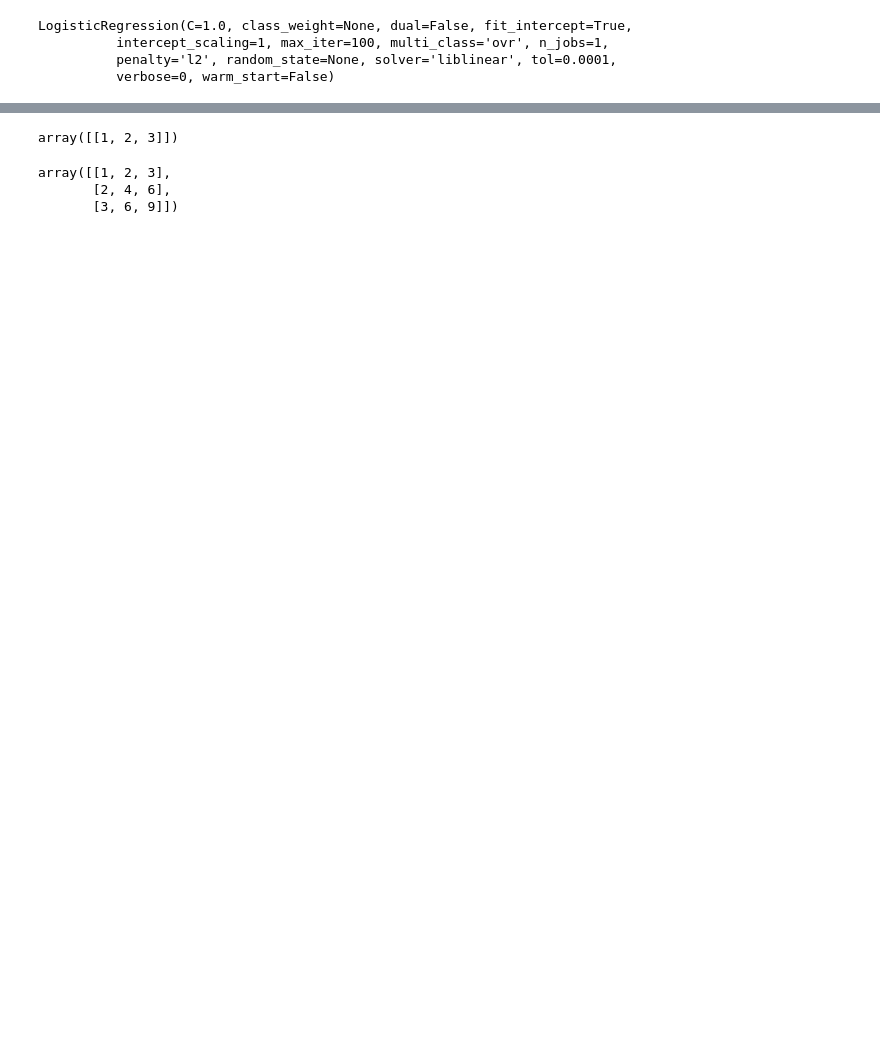
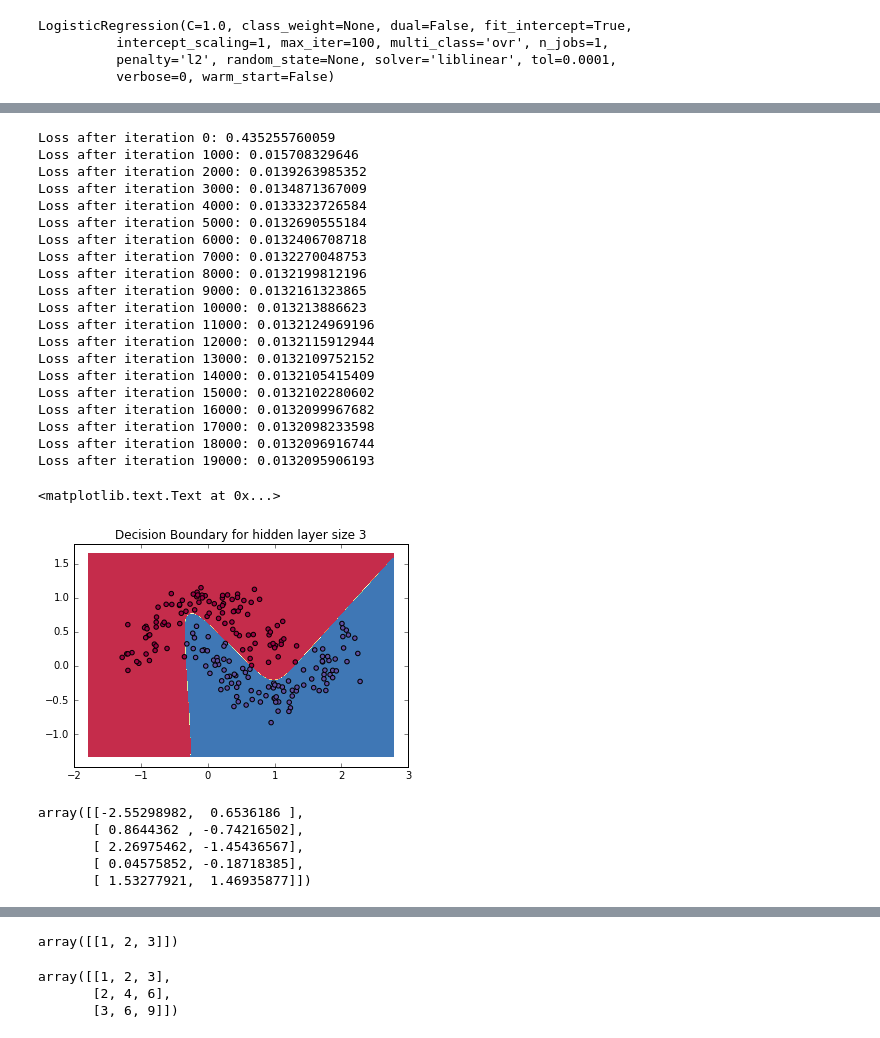
Before and after one commit to Sleggreg/MachineLearningProjects, a Jupyter notebook: NN_MakeMoons.ipynb, the cells around one changed output, grey strips where cells are left out. Drawn from its saved outputs; the diff is of its cells as text; code cells hidden in the pictures; blank space fills up the shorter version.

```diff
--- a/NN_MakeMoons.ipynb
+++ b/NN_MakeMoons.ipynb
@@ -90,7 +90,7 @@ nn_output_dim = 2 # Either 0 or 1
 # %%
 #Gradient Descent parameters
 epsilon = 0.01 #learning rate (also alpha)
-reg_lamda = 0.01 #Regularization strength
+reg_lambda = 0.01 #Regularization strength
 # %%
 # Create Cross-Entropy loss model
 
@@ -113,3 +113,19 @@ def calculate_loss(model):
     #Regularization
     data_loss += reg_lamda/2 * (np.sum(np.square(W1)) + np.sum(np.square(W2)))
     return 1./num_examples * data_loss
+# %%
+# Helper function to predict output (0 or 1)
+
+def predict(model, X):
+    W1, b1, W2, b2 = model['W1'],model['b1'],model['W2'],model['b2']
+
+    #Forward propagation
+    z1 = np.dot(X,W1) + b1
+    a1 = np.tanh(z1) #Hidden layer
+    z2 = np.dot(a1,W2) + b2
+
+    #Softmax
+    exp_scores = np.exp(z2)
+    probs = exp_scores/np.sum(exp_scores, axis = 1, keepdims = True)
+
+    return np.argmax(probs, axis =1)
@@ -115,0 +190,39 @@ def calculate_loss(model):
+# %%
+#Build a model with 3 nodes in a hidden layer
+model = build_model(3, print_loss = True)
+
+#Plot the  decision boundary
+plot_decision_boundary(lambda x: predict(model, x))
+plt.title("Decision Boundary for hidden layer size 3")
+# %% [output]
+Loss after iteration 0: 0.435255760059
+Loss after iteration 1000: 0.015708329646
+Loss after iteration 2000: 0.0139263985352
+Loss after iteration 3000: 0.0134871367009
+Loss after iteration 4000: 0.0133323726584
+Loss after iteration 5000: 0.0132690555184
+Loss after iteration 6000: 0.0132406708718
+Loss after iteration 7000: 0.0132270048753
+Loss after iteration 8000: 0.0132199812196
+Loss after iteration 9000: 0.0132161323865
+Loss after iteration 10000: 0.013213886623
+Loss after iteration 11000: 0.0132124969196
+Loss after iteration 12000: 0.0132115912944
+Loss after iteration 13000: 0.0132109752152
+Loss after iteration 14000: 0.0132105415409
+Loss after iteration 15000: 0.0132102280602
+Loss after iteration 16000: 0.0132099967682
+Loss after iteration 17000: 0.0132098233598
+Loss after iteration 18000: 0.0132096916744
+Loss after iteration 19000: 0.0132095906193
+<matplotlib.text.Text at 0x...>
+[figure, added]
+# %%
+#np.random.seed(0)
+np.random.randn(5,2)
+# %% [output]
+array([[-2.55298982,  0.6536186 ],
+       [ 0.8644362 , -0.74216502],
+       [ 2.26975462, -1.45436567],
+       [ 0.04575852, -0.18718385],
+       [ 1.53277921,  1.46935877]])
```
Also changed, not shown: parts of 13 cells of this notebook.
